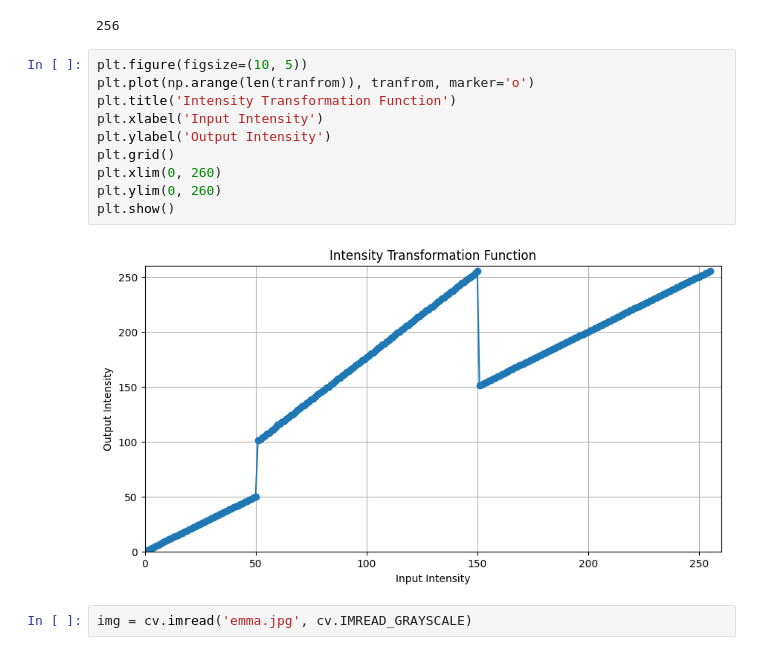
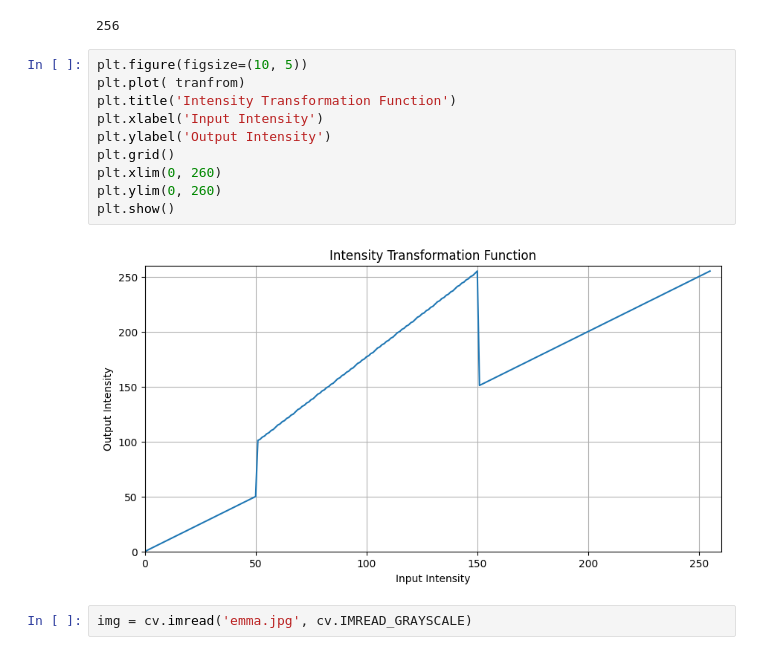
Before and after one commit to TNKodi/EN3160---Image-Processing-and-Machine-Vision, a Jupyter notebook: Assignment 01.ipynb, the cells around one changed output. Drawn from its saved outputs; the diff is of its cells as text.

```diff
--- a/Assignment 01.ipynb
+++ b/Assignment 01.ipynb
@@ -60,16 +60,16 @@ print(len(tranfrom  ))
 256
 # %%
 plt.figure(figsize=(10, 5))
-plt.plot(np.arange(len(tranfrom)), tranfrom, marker='o')
+plt.plot( tranfrom)
 plt.title('Intensity Transformation Function')
 plt.xlabel('Input Intensity')
 plt.ylabel('Output Intensity')
 plt.grid()
 plt.xlim(0, 260)
 plt.ylim(0, 260)
 plt.show()
 # %% [output]
-[figure, old version]
+[figure, new version]
 # %%
 img = cv.imread('emma.jpg', cv.IMREAD_GRAYSCALE)
 # %%
```
Also changed, not shown: parts of 12 cells of this notebook.
